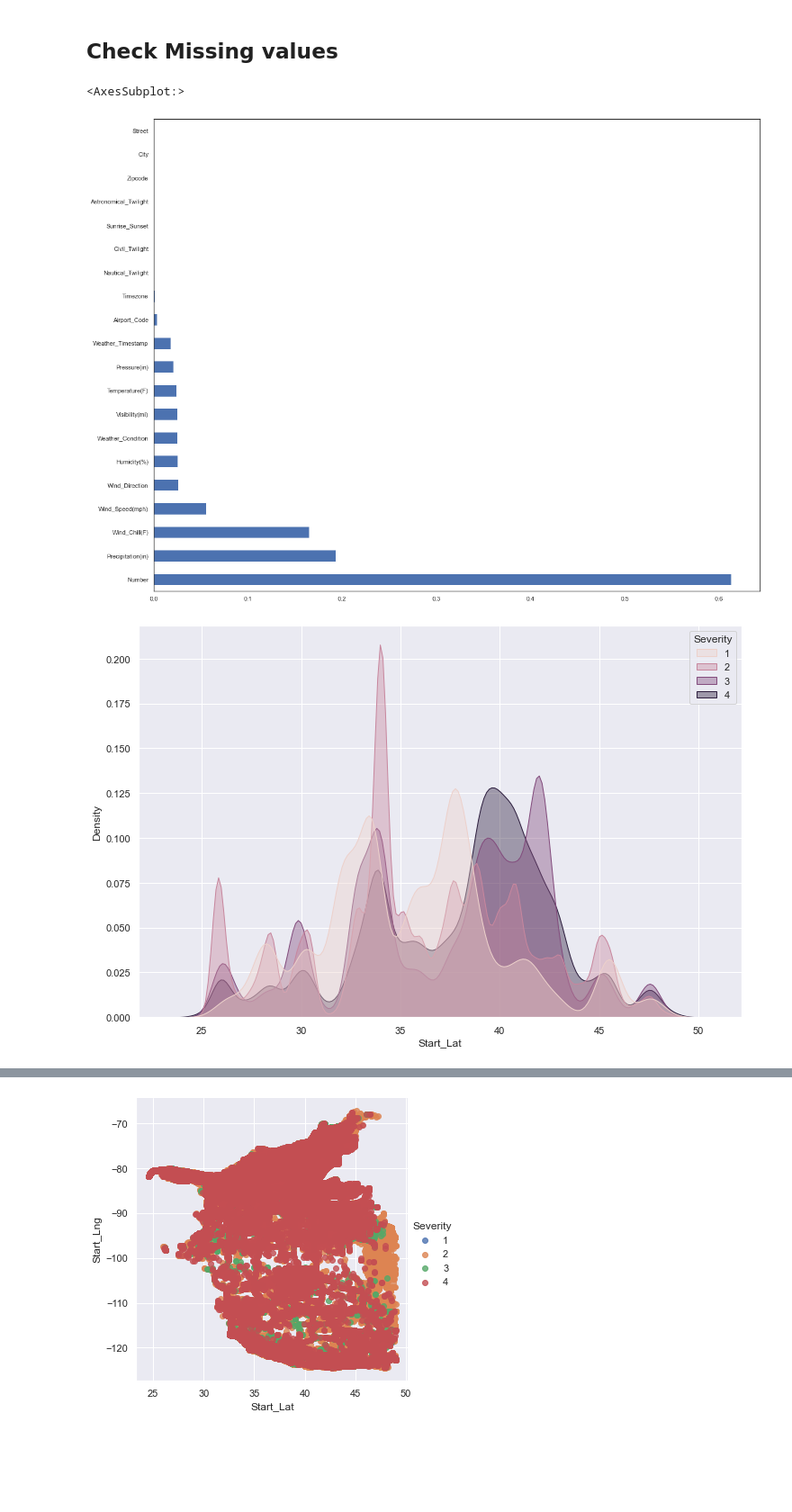
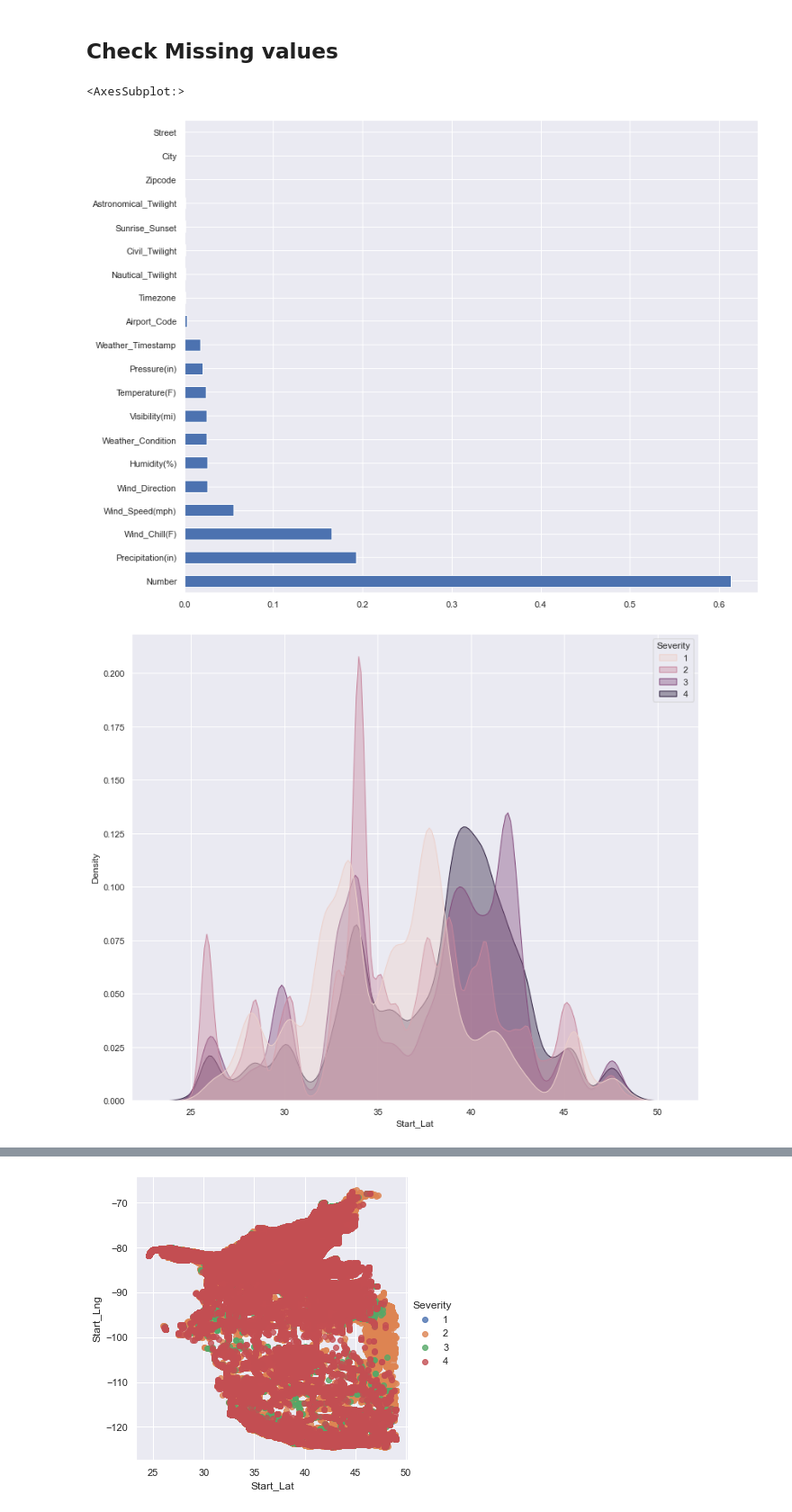
Before and after one commit to jackyhuynh/us_car_accident_analyst_using_python, a Jupyter notebook: src/script.ipynb, the cells around one changed output, grey strips where cells are left out. Shown: that part at 90% size. Drawn from its saved outputs; the diff is of its cells as text; code cells hidden in the pictures; blank space fills up the shorter version.

```diff
--- a/src/script.ipynb
+++ b/src/script.ipynb
@@ -63,6 +63,11 @@ df.describe()
 | max | 4.000000e+00 | 4.900058e+01 | -6.711317e+01 | 4.907500e+01 | -6.710924e+01 | 1.551860e+02 | 9.999997e+06 | 1.960000e+02 | ... |
 # %% [markdown]
 ## Check Missing values
+# %%
+# Set figure size
+plt.rcParams["figure.figsize"]=13,11
+
+sns.set(style='darkgrid')
 # %%
 # Check out the missing values in percentage
 missing_percentage = df.isna().sum().sort_values(ascending=False)/len(df)
@@ -70,16 +75,11 @@ missing_percentage = df.isna().sum().sort_values(ascending=False)/len(df)
 missing_percentage[missing_percentage!=0].plot(kind='barh')
 # %% [output]
 <AxesSubplot:>
-[figure, old version]
+[figure, new version]
 # %%
-# Set figure size
-plt.rcParams["figure.figsize"]=12,8
-
-sns.set(style='darkgrid')
-
 # stacked density plot
 sns.kdeplot(data=df, x="Start_Lat", hue="Severity", fill=True, common_norm=False, alpha=0.4)
 plt.show()
 # %% [output]
-[figure, old version]
+[figure, new version]
 # %%
```
Also changed, not shown: parts of 19 cells of this notebook.
